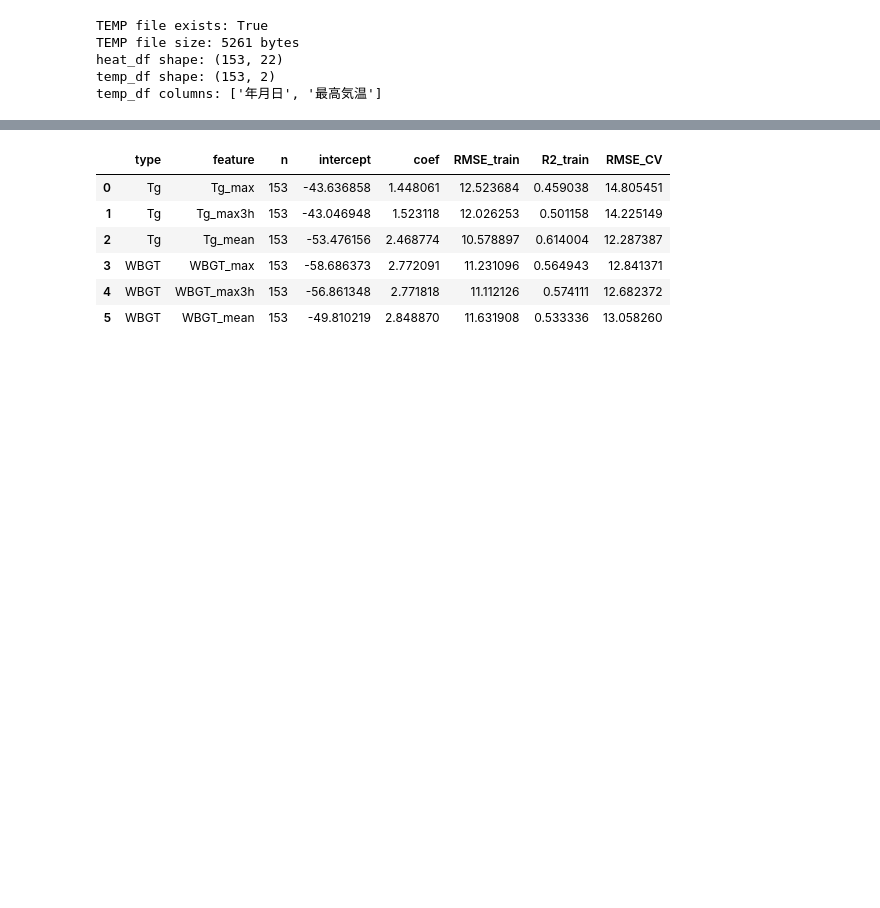
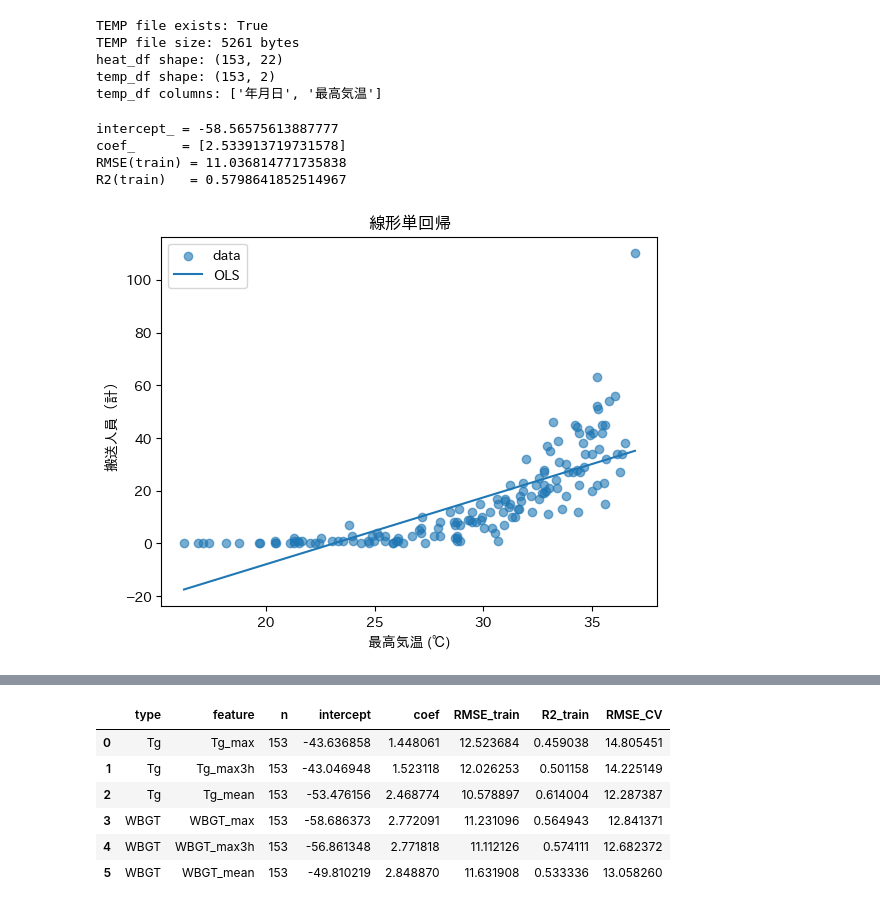
Before and after one commit to messier1296/univercity, a Jupyter notebook: micro/analysis.ipynb, the cells around one changed output, grey strips where cells are left out. Cells and saved outputs as stored; diff of their text form; code cells hidden in the pictures; blank space fills up the shorter version.

```diff
--- a/micro/analysis.ipynb
+++ b/micro/analysis.ipynb
@@ -110,6 +110,51 @@ heat_day = heat.groupby("日付", as_index=False)["搬送人員（計）"].sum()
 
 # === マージ ===
 df = heat_day.merge(temp[["日付", "最高気温_C"]], on="日付", how="inner").dropna()
+# %%
+import numpy as np
+import matplotlib.pyplot as plt
+from sklearn.linear_model import LinearRegression
+from sklearn.metrics import mean_squared_error, r2_score
+
+# 最高気温の回帰なら df_max を使う（WBGT等なら対応するdfに変える）
+df_use = df_max
+
+T = df_use["最高気温_C"].to_numpy(dtype=float).reshape(-1, 1)
+y = df_use["搬送人員（計）"].to_numpy(dtype=float)
+
+mask = np.isfinite(T[:, 0]) & np.isfinite(y)
+T = T[mask]
+y = y[mask]
+
+# ---- 閾値なし degree=1（単回帰） ----
+model = LinearRegression()
+model.fit(T, y)
+
+yhat = model.predict(T)
+rmse = np.sqrt(mean_squared_error(y, yhat))
+r2 = r2_score(y, yhat)
+
+print("intercept_ =", float(model.intercept_))
+print("coef_      =", model.coef_.tolist())
+print("RMSE(train) =", float(rmse))
+print("R2(train)   =", float(r2))
+
+# ---- プロット（任意） ----
+tgrid = np.linspace(T.min(), T.max(), 300).reshape(-1, 1)
+plt.figure()
+plt.scatter(T, y, alpha=0.6, label="data")
+plt.plot(tgrid, model.predict(tgrid), label="OLS")
+plt.xlabel("最高気温 (℃)")
+plt.ylabel("搬送人員（計）")
+plt.title("線形単回帰")
+plt.legend()
+plt.show()
+# %% [output]
+intercept_ = -58.56575613887777
+coef_      = [2.533913719731578]
+RMSE(train) = 11.036814771735838
+R2(train)   = 0.5798641852514967
+[figure, added]
 # %%
 import numpy as np
 import pandas as pd
```
Also changed, not shown: parts of 11 cells of this notebook, 27 other files.
